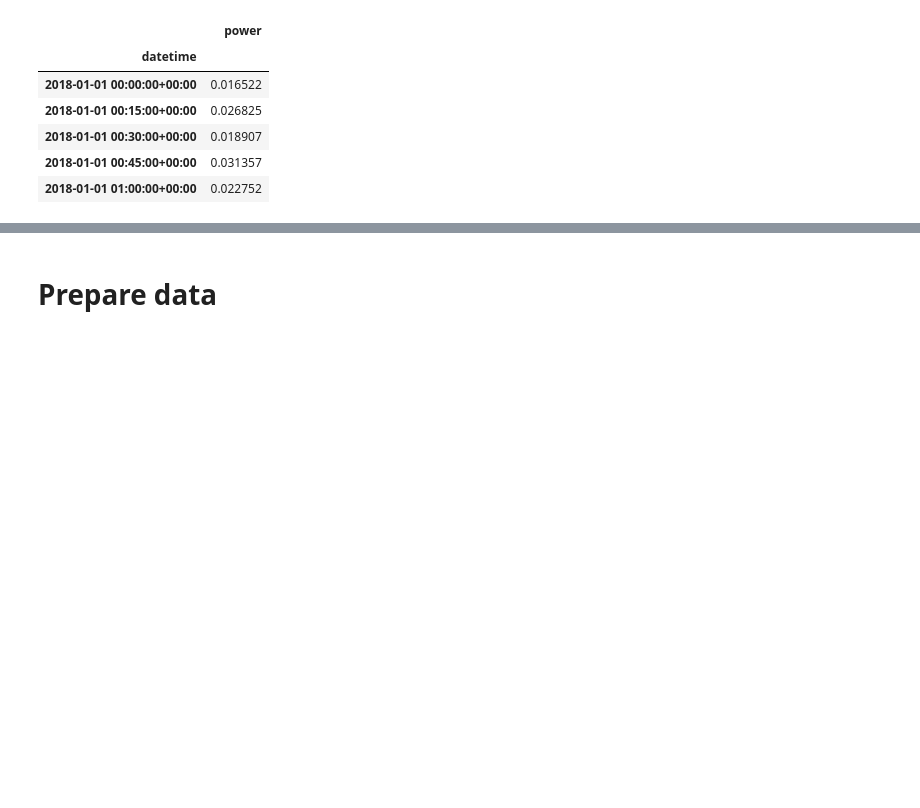
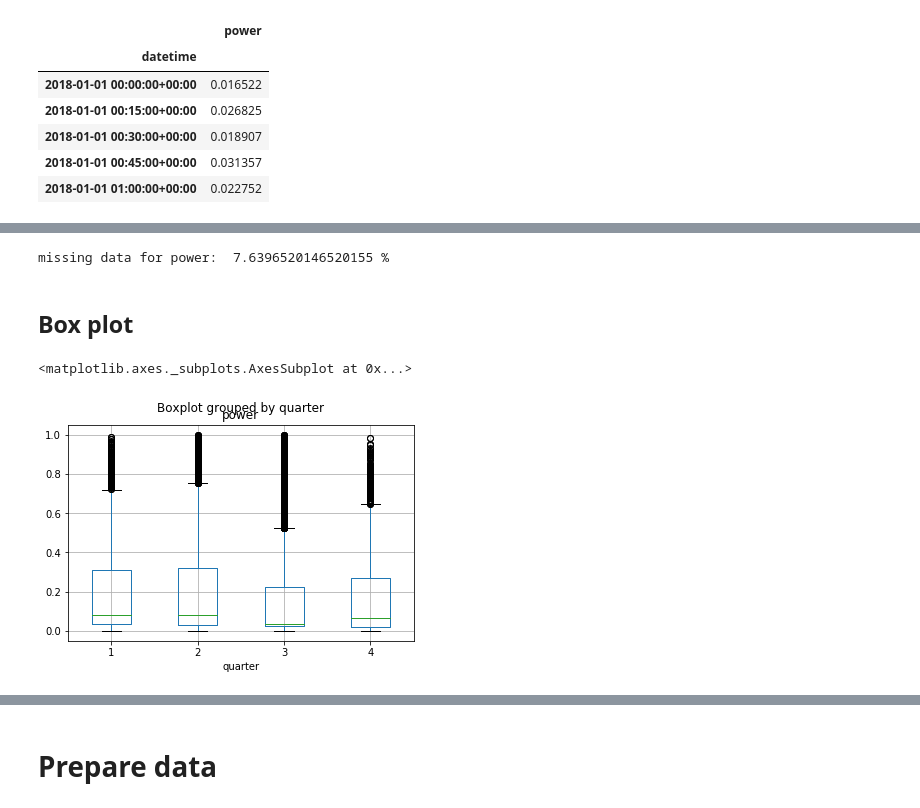
Before and after one commit to phgupta/XBOS_HVAC_Predictions, a Jupyter notebook: modeling/LSTM Incremental.ipynb, the cells around one changed output, grey strips where cells are left out. Drawn from its saved outputs; the diff is of its cells as text; code cells hidden in the pictures; blank space fills up the shorter version.

```diff
--- a/modeling/LSTM Incremental.ipynb
+++ b/modeling/LSTM Incremental.ipynb
@@ -240,0 +123,19 @@ df_raw_hvac_states.tail(20)
+# %%
+def func(row):
+    """ Possible situations: (0,0,0), (1,0,1), (0,1,2) --> 0, 1, 2
+
+    If all are same --> first element
+    If there is a majority among the 3 --> majority
+    If all are unique --> last element
+
+    """
+
+    count = len(set(list(row.values)))
+    if count == 1:
+        return row.values[0]
+    elif count == 2:
+        max(set(list(row.values)), key=list(row.values).count)
+    else:
+        return row.values[-1]
+
+resample_df_hvac = df_raw_hvac_states.resample('15T').apply(func)
@@ -240,0 +144,3 @@ df_raw_hvac_states.tail(20)
+# %%
+resample_df_hvac = resample_df_hvac.fillna(method='ffill')
+resample_df_hvac.isna().any()
@@ -240,0 +159,3 @@ df_raw_hvac_states.tail(20)
+# %%
+df = pd.concat([df_normalized, resample_df_hvac], axis=1)
+df.head()
@@ -240,0 +169,17 @@ df_raw_hvac_states.tail(20)
+# %%
+missing = df['power'].isnull().sum()
+total = df['power'].shape[0]
+print('missing data for power: ', (missing/total)*100, '%')
+# %% [output]
+missing data for power:  7.6396520146520155 %
+# %%
+df.dropna(inplace=True)
+# %% [markdown]
+## Box plot
+# %%
+df_box_plot = pd.DataFrame(df['power'])
+df_box_plot['quarter'] = df_box_plot.index.quarter
+df_box_plot.boxplot(column='power', by='quarter')
+# %% [output]
+<matplotlib.axes._subplots.AxesSubplot at 0x...>
+[figure, added]
```
Also changed, not shown: parts of 52 cells of this notebook, 1 other file.
